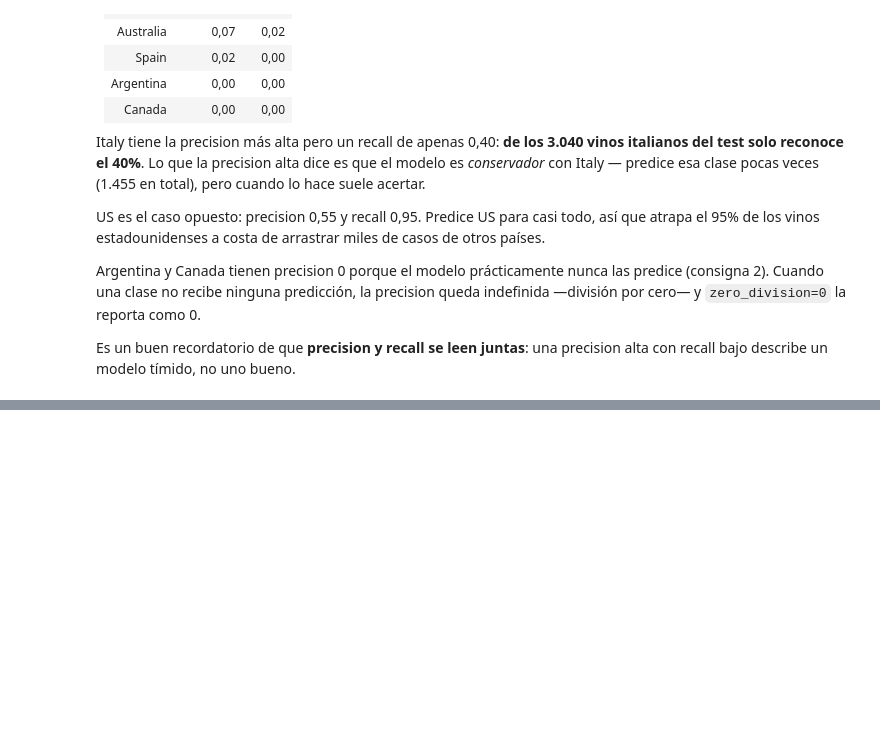
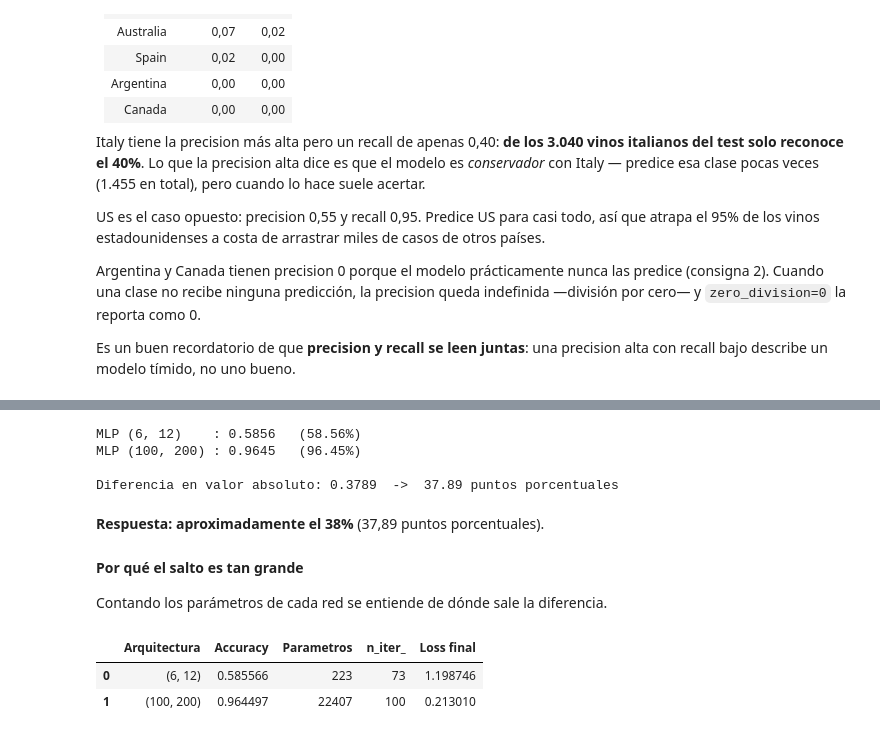
Before and after one commit to alvarezleonardo/Data-Science, a Jupyter notebook: 06-fundamentos-de-redes-neuronales/practica/evaluacion-final/evaluacion_final_vinos.ipynb, the cells around one changed output, grey strips where cells are left out. Saved outputs shown, nothing was run; the diff lists cells and outputs as text; code cells hidden in the pictures; blank space fills up the shorter version.

```diff
--- a/06-fundamentos-de-redes-neuronales/practica/evaluacion-final/evaluacion_final_vinos.ipynb
+++ b/06-fundamentos-de-redes-neuronales/practica/evaluacion-final/evaluacion_final_vinos.ipynb
@@ -607,0 +619,37 @@ Es un buen recordatorio de que **precision y recall se leen juntas**: una precis
+# %%
+mlp_grande = MLPClassifier(hidden_layer_sizes=(100, 200), max_iter=100, random_state=17)
+mlp_grande.fit(X_train_el, y_train_el)
+
+y_pred_grande = mlp_grande.predict(X_test_el)
+accuracy_grande = accuracy_score(y_test_el, y_pred_grande)
+
+diferencia = abs(accuracy_grande - accuracy_el)
+
+print(f'MLP (6, 12)    : {accuracy_el:.4f}   ({accuracy_el*100:.2f}%)')
+print(f'MLP (100, 200) : {accuracy_grande:.4f}   ({accuracy_grande*100:.2f}%)')
+print(f'\nDiferencia en valor absoluto: {diferencia:.4f}  ->  {diferencia*100:.2f} puntos porcentuales')
+# %% [output]
+MLP (6, 12)    : 0.5856   (58.56%)
+MLP (100, 200) : 0.9645   (96.45%)
+
+Diferencia en valor absoluto: 0.3789  ->  37.89 puntos porcentuales
+# %% [markdown]
+**Respuesta: aproximadamente el 38%** (37,89 puntos porcentuales).
+
+#### Por qué el salto es tan grande
+
+Contando los parámetros de cada red se entiende de dónde sale la diferencia.
+# %%
+def contar_parametros(modelo):
+    return sum(w.size for w in modelo.coefs_) + sum(b.size for b in modelo.intercepts_)
+
+resumen_arq = pd.DataFrame([
+    ['(6, 12)',    accuracy_el,     contar_parametros(mlp_paises), mlp_paises.n_iter_, mlp_paises.loss_],
+    ['(100, 200)', accuracy_grande, contar_parametros(mlp_grande), mlp_grande.n_iter_, mlp_grande.loss_],
+], columns=['Arquitectura', 'Accuracy', 'Parametros', 'n_iter_', 'Loss final'])
+
+resumen_arq
+# %% [output]
+|  | Arquitectura | Accuracy | Parametros | n_iter_ | Loss final |
+| 0 | (6, 12) | 0.585566 | 223 | 73 | 1.198746 |
+| 1 | (100, 200) | 0.964497 | 22407 | 100 | 0.213010 |
```
Also changed, not shown: parts of 6 cells of this notebook, 1 other file.
